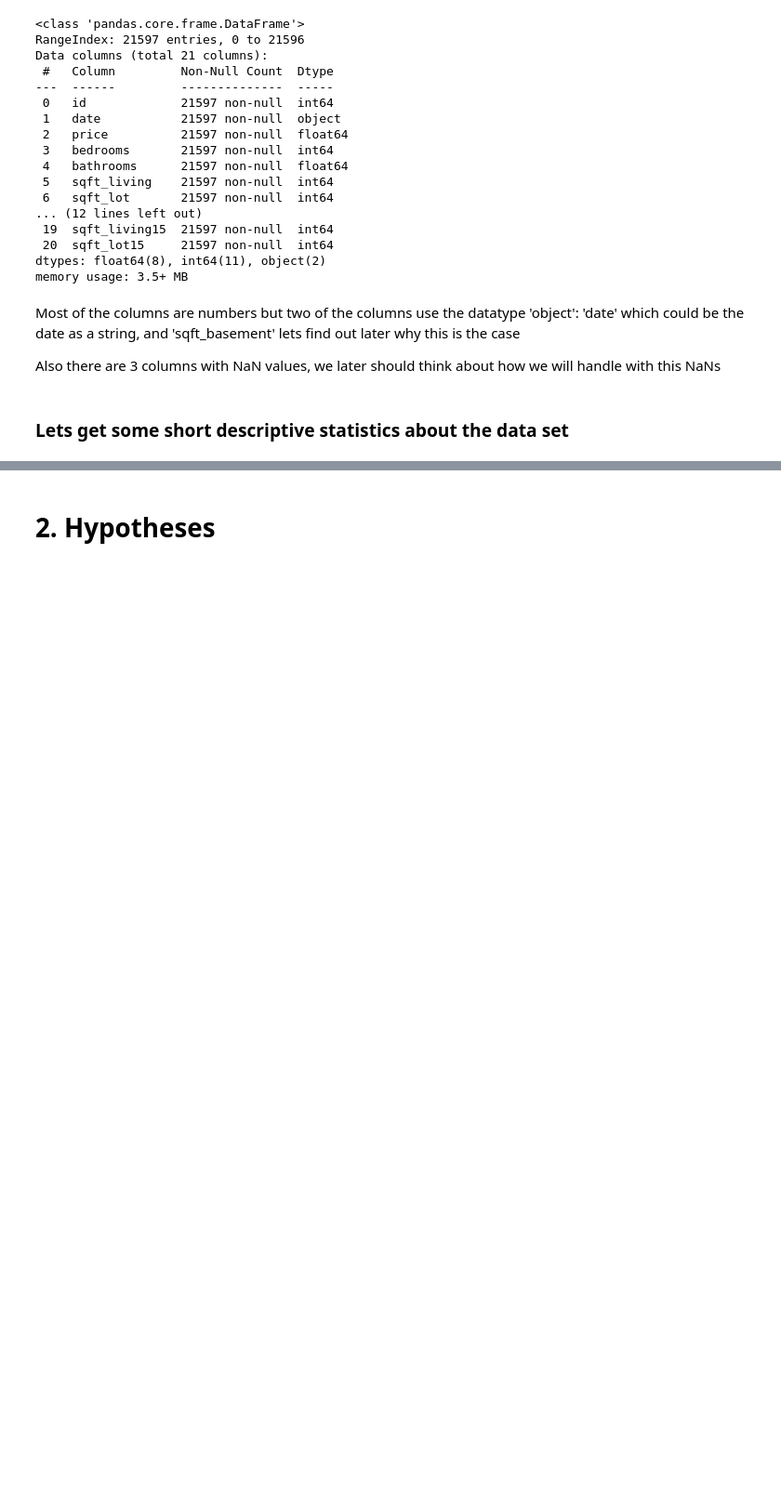
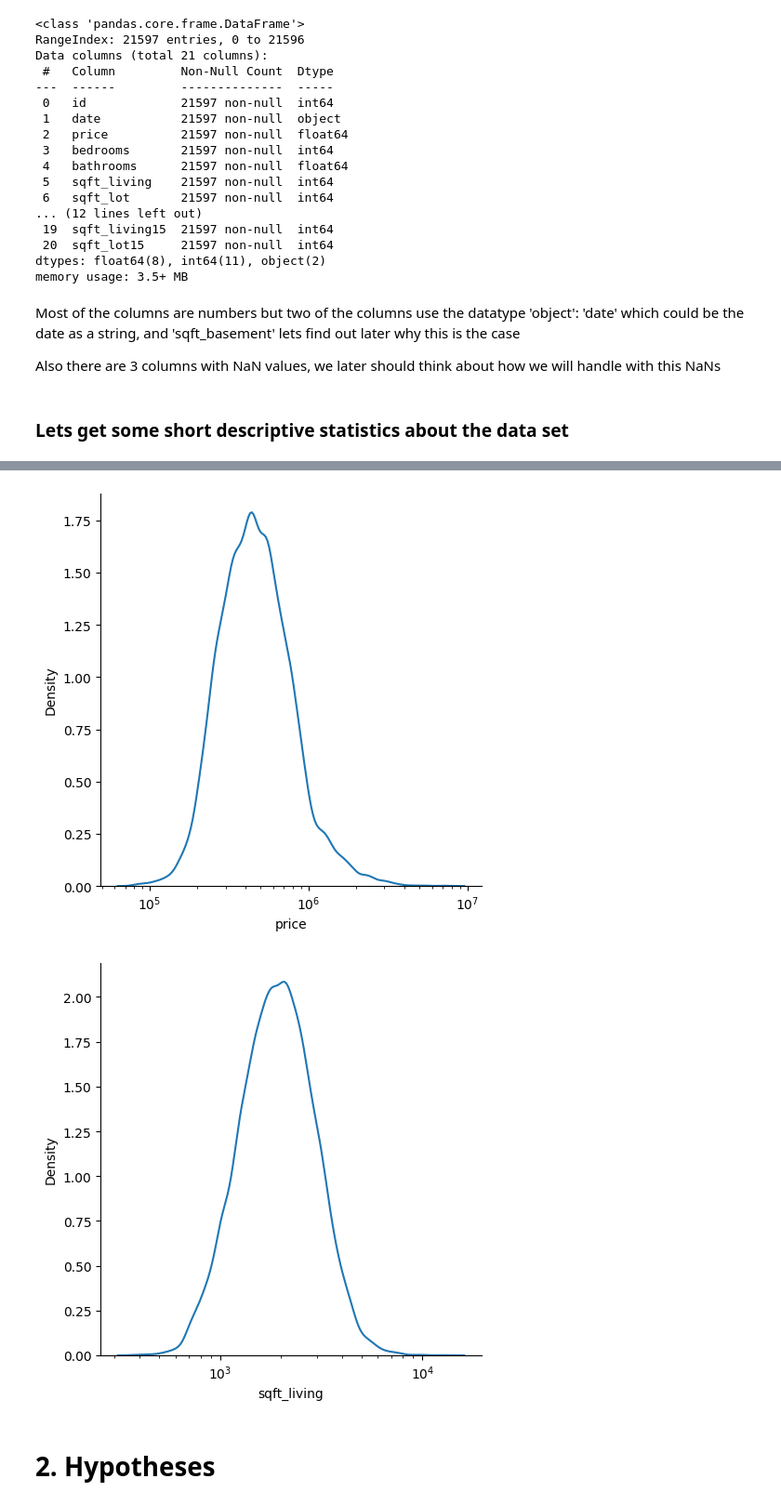
Before and after one commit to loukra/King_County_Housing_EDA, a Jupyter notebook: EDA.ipynb, the cells around one changed output, grey strips where cells are left out. Shown at 93% size. Saved outputs shown, nothing was run; the diff lists cells and outputs as text; code cells hidden in the pictures; blank space fills up the shorter version.

```diff
--- a/EDA.ipynb
+++ b/EDA.ipynb
@@ -94,0 +84,5 @@ df.describe()
+# %%
+p = sns.displot(data=df.price, kind='kde',log_scale = (True,False))
+p = sns.displot(data=df.sqft_living, kind='kde',log_scale = (True,False))
+df.describe()
+# %% [output]
@@ -95,3 +98,5 @@ df.describe()
+[figure, added]
+[figure, added]
 # %% [markdown]
 # 2. Hypotheses
 # %% [markdown]
```
Also changed, not shown: parts of 24 cells of this notebook.
